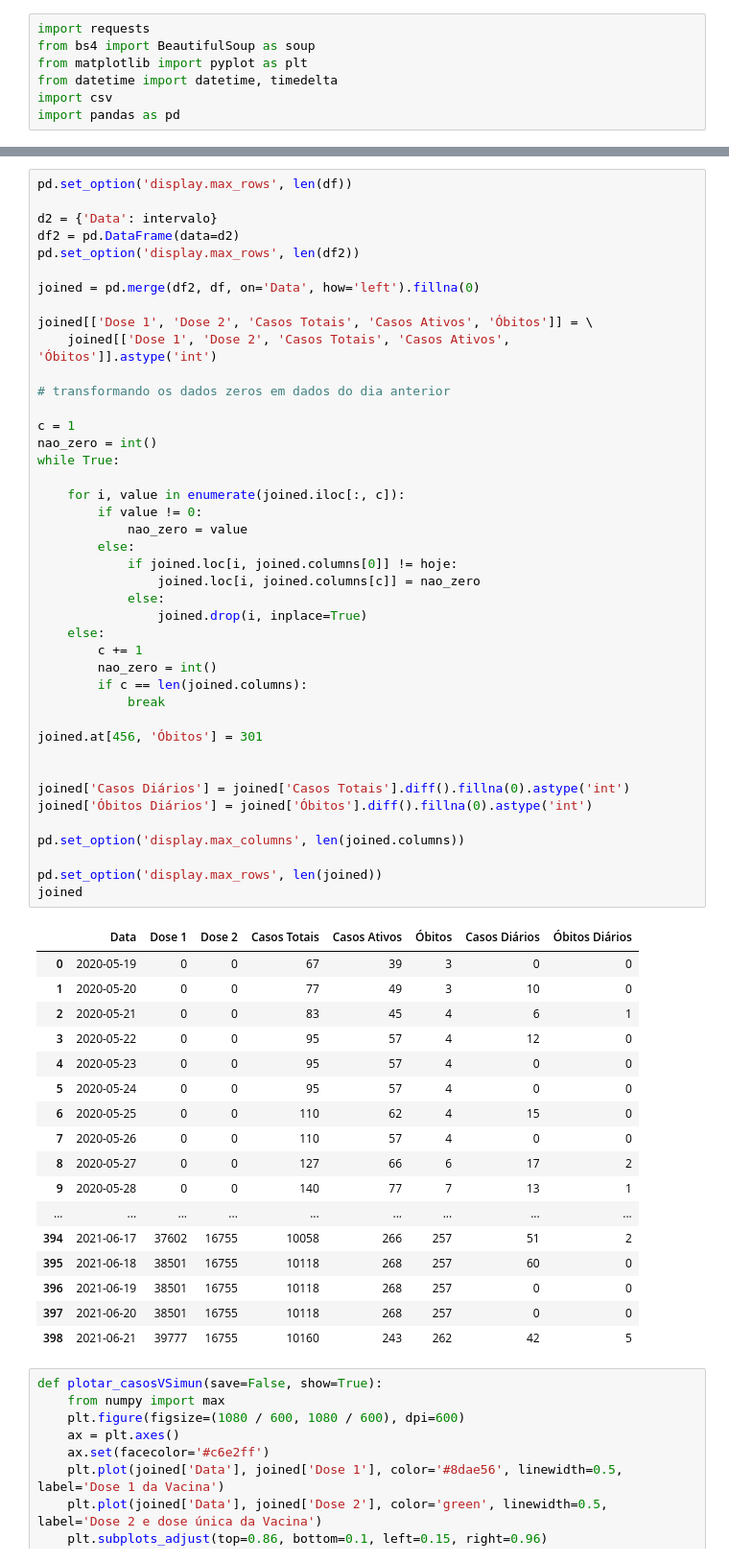
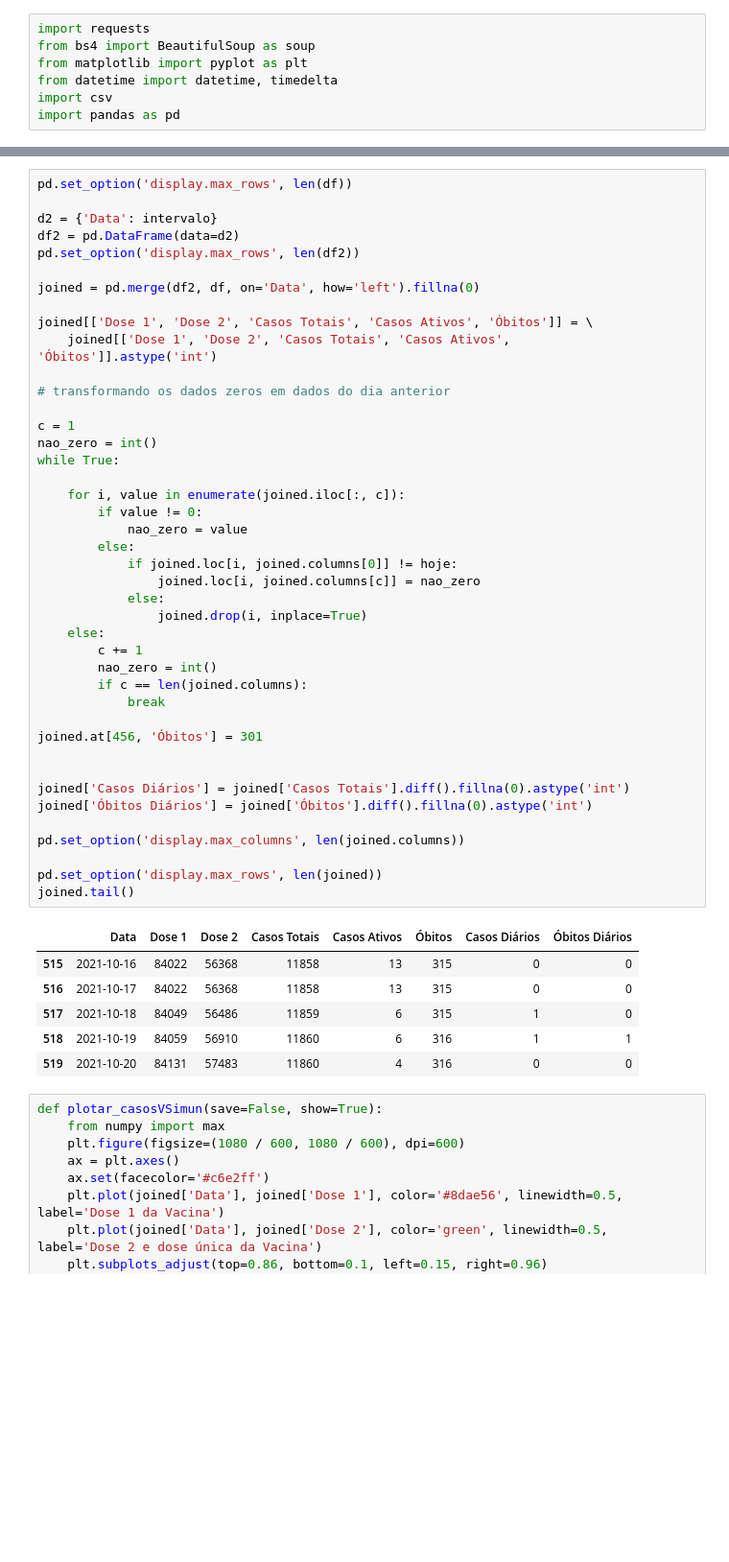
Before and after one commit to GCPeppe/Covid-Muriae, a Jupyter notebook: boletinsEmGraficos.ipynb, the cells around one changed output, grey strips where cells are left out. Shown: that part at 96% size. Cells and saved outputs as stored; diff of their text form; blank space fills up the shorter version.

```diff
--- a/boletinsEmGraficos.ipynb
+++ b/boletinsEmGraficos.ipynb
@@ -132,50 +97,39 @@ joined[['Dose 1', 'Dose 2', 'Casos Totais', 'Casos Ativos', 'Óbitos']] = \
 
 c = 1
 nao_zero = int()
 while True:
 
     for i, value in enumerate(joined.iloc[:, c]):
         if value != 0:
             nao_zero = value
         else:
             if joined.loc[i, joined.columns[0]] != hoje:
                 joined.loc[i, joined.columns[c]] = nao_zero
             else:
                 joined.drop(i, inplace=True)
     else:
         c += 1
         nao_zero = int()
         if c == len(joined.columns):
             break
 
 joined.at[456, 'Óbitos'] = 301
 
 
 joined['Casos Diários'] = joined['Casos Totais'].diff().fillna(0).astype('int')
 joined['Óbitos Diários'] = joined['Óbitos'].diff().fillna(0).astype('int')
 
 pd.set_option('display.max_columns', len(joined.columns))
 
 pd.set_option('display.max_rows', len(joined))
-joined
+joined.tail()
 # %% [output]
 |  | Data | Dose 1 | Dose 2 | Casos Totais | Casos Ativos | Óbitos | Casos Diários | Óbitos Diários |
-| 0 | 2020-05-19 | 0 | 0 | 67 | 39 | 3 | 0 | 0 |
-| 1 | 2020-05-20 | 0 | 0 | 77 | 49 | 3 | 10 | 0 |
-| 2 | 2020-05-21 | 0 | 0 | 83 | 45 | 4 | 6 | 1 |
-| 3 | 2020-05-22 | 0 | 0 | 95 | 57 | 4 | 12 | 0 |
-| 4 | 2020-05-23 | 0 | 0 | 95 | 57 | 4 | 0 | 0 |
-| 5 | 2020-05-24 | 0 | 0 | 95 | 57 | 4 | 0 | 0 |
-| 6 | 2020-05-25 | 0 | 0 | 110 | 62 | 4 | 15 | 0 |
-| 7 | 2020-05-26 | 0 | 0 | 110 | 57 | 4 | 0 | 0 |
-| 8 | 2020-05-27 | 0 | 0 | 127 | 66 | 6 | 17 | 2 |
-| 9 | 2020-05-28 | 0 | 0 | 140 | 77 | 7 | 13 | 1 |
-| ... | ... | ... | ... | ... | ... | ... | ... | ... |
-| 394 | 2021-06-17 | 37602 | 16755 | 10058 | 266 | 257 | 51 | 2 |
-| 395 | 2021-06-18 | 38501 | 16755 | 10118 | 268 | 257 | 60 | 0 |
-| 396 | 2021-06-19 | 38501 | 16755 | 10118 | 268 | 257 | 0 | 0 |
-| 397 | 2021-06-20 | 38501 | 16755 | 10118 | 268 | 257 | 0 | 0 |
-| 398 | 2021-06-21 | 39777 | 16755 | 10160 | 243 | 262 | 42 | 5 |
+| 515 | 2021-10-16 | 84022 | 56368 | 11858 | 13 | 315 | 0 | 0 |
+| 516 | 2021-10-17 | 84022 | 56368 | 11858 | 13 | 315 | 0 | 0 |
+| 517 | 2021-10-18 | 84049 | 56486 | 11859 | 6 | 315 | 1 | 0 |
+| 518 | 2021-10-19 | 84059 | 56910 | 11860 | 6 | 316 | 1 | 1 |
+| 519 | 2021-10-20 | 84131 | 57483 | 11860 | 4 | 316 | 0 | 0 |
 # %%
 def plotar_casosVSimun(save=False, show=True):
     from numpy import max
```
Also changed, not shown: parts of 8 cells of this notebook.
